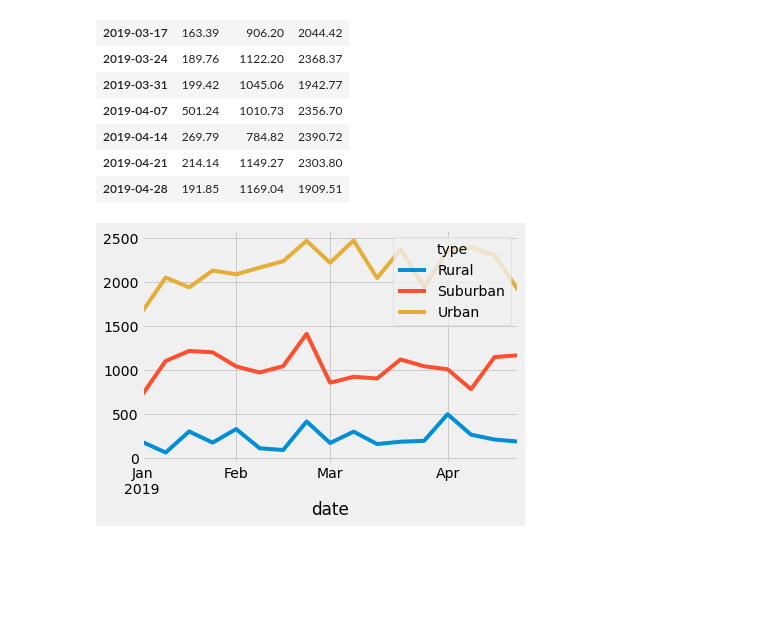
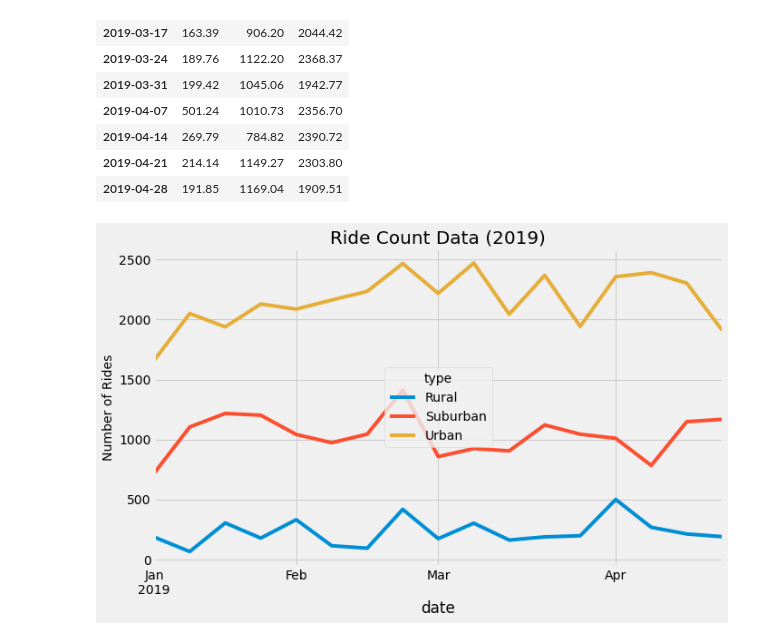
Before and after one commit to choksiamit-ds/PyBer_Analysis, a Jupyter notebook: PyBer_Challenge.ipynb, the cells around one changed output. Cells and saved outputs as stored; diff of their text form; code cells hidden in the pictures; blank space fills up the shorter version.

```diff
--- a/PyBer_Challenge.ipynb
+++ b/PyBer_Challenge.ipynb
@@ -308,34 +308,17 @@ fares_by_week
 | 2019-04-21 | 214.14 | 1149.27 | 2303.80 |
 | 2019-04-28 | 191.85 | 1169.04 | 1909.51 |
 # %%
-# 8. Using the object-oriented interface method, plot the resample DataFrame using the df.plot() function.
-
 # Import the style from Matplotlib.
 from matplotlib import style
 # Use the graph style fivethirtyeight.
 style.use('fivethirtyeight')
 
-
-
-plt.show()
-
-
-#x_labels = ["Urban", "Suburban","Rural"]
-#ride_count_data = [urban_ride_count, suburban_ride_count, rural_ride_count]
-#fig, ax = plt.subplots(figsize=(10, 6))
-#ax.set_title('Ride Count Data (2019)',fontsize=20)
-#ax.set_ylabel('Number of Rides',fontsize=14)
+ax = fares_by_week.plot(figsize=(10, 6))
+ax.set_title('Ride Count Data (2019)',fontsize=20)
+ax.set_ylabel('Number of Rides',fontsize=14)
 #ax.set_xlabel("City Types",fontsize=14)
-#ax.boxplot(ride_count_data, labels=x_labels)
-#ax.set_yticks(np.arange(0, 45, step=3.0))
-#ax.grid()
-# Save the figure.
-fares_by_week.plot()
-
 
 plt.savefig("analysis/faresbycitytype.png")
-
-
 plt.show()
 # %% [output]
-[figure, old version]
+[figure, new version]
```
Also changed, not shown: parts of 4 cells of this notebook.
